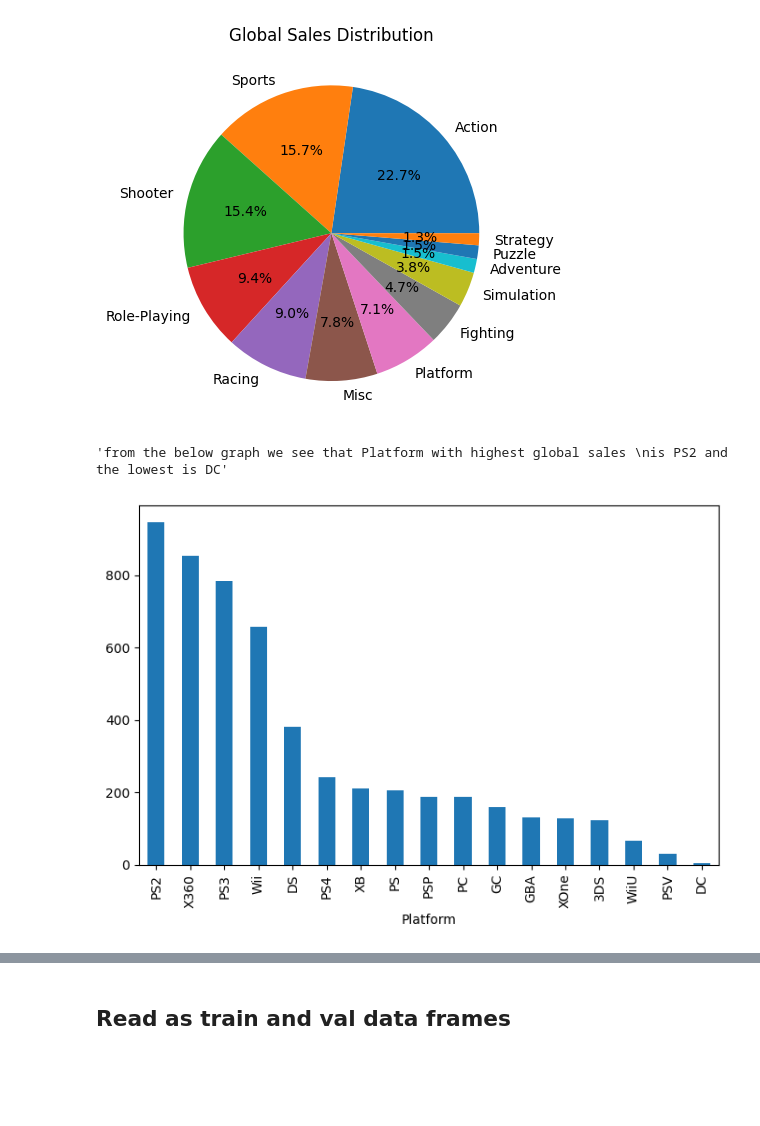
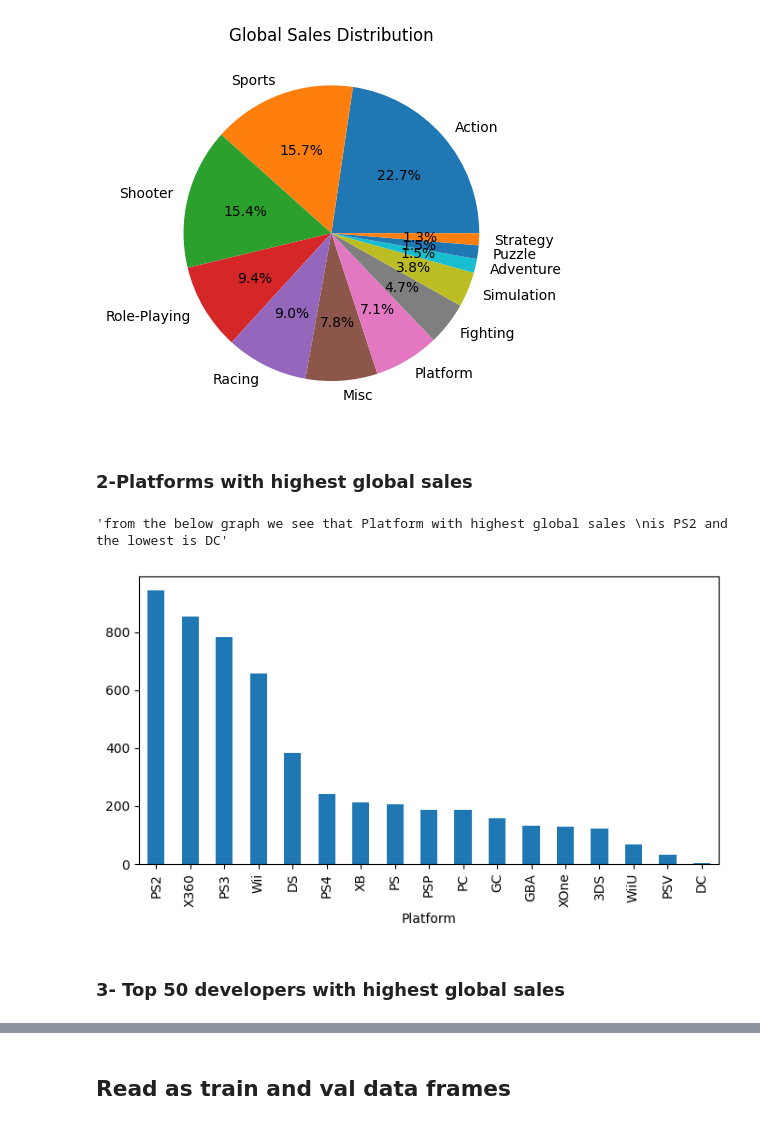
Before and after one commit to GhiathAjam/Analysis-of-Video-Games-Sales, a Jupyter notebook: Analysis/PredictiveQuestions/Q1.ipynb, the cells around one changed output, grey strips where cells are left out. Drawn from its saved outputs; the diff is of its cells as text; code cells hidden in the pictures; blank space fills up the shorter version.

```diff
--- a/Analysis/PredictiveQuestions/Q1.ipynb
+++ b/Analysis/PredictiveQuestions/Q1.ipynb
@@ -35,10 +37,14 @@ plt.title('Global Sales Distribution')
 plt.show()
 # %% [output]
 [figure]
+# %% [markdown]
+### 2-Platforms with highest global sales
 # %%
-df.groupby('Platform')['Global_Sales'].sum().sort_values(ascending=False).plot(kind='bar', figsize=(8,5))
+df.groupby('Platform')['Global_Sales'].sum().sort_values(ascending=False).plot(kind='bar', figsize=(8,4))
 '''from the below graph we see that Platform with highest global sales
 is PS2 and the lowest is DC'''
 # %% [output]
 'from the below graph we see that Platform with highest global sales \nis PS2 and the lowest is DC'
-[figure, old version]
+[figure, new version]
+# %% [markdown]
+### 3- Top 50 developers with highest global sales
```
Also changed, not shown: parts of 20 cells of this notebook.
